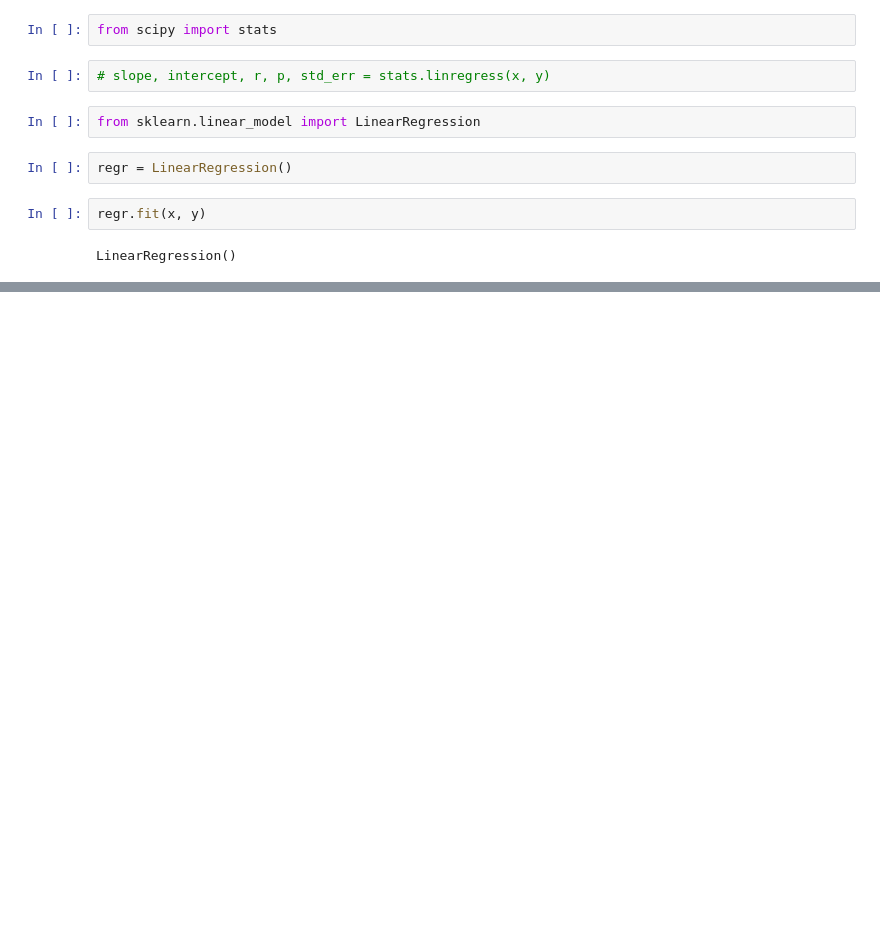
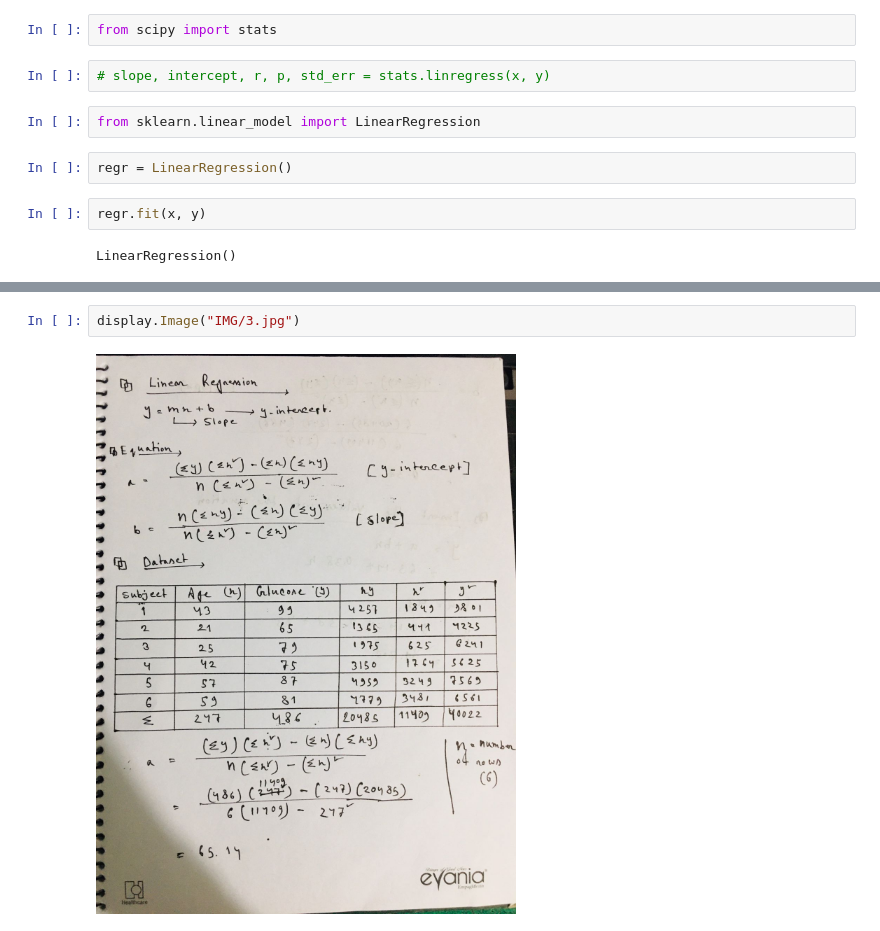
Before and after one commit to jabedkhanjb/Project-Class-TMU, a Jupyter notebook: Jupyter Notebook/C5 ML Prediction & Evaluation/Linear Regression.ipynb, the cells around one changed output, grey strips where cells are left out. Cells and saved outputs as stored; diff of their text form; blank space fills up the shorter version.

```diff
--- a/Jupyter Notebook/C5 ML Prediction & Evaluation/Linear Regression.ipynb
+++ b/Jupyter Notebook/C5 ML Prediction & Evaluation/Linear Regression.ipynb
@@ -60,0 +72,4 @@ array([81.7062458])
+# %%
+display.Image("IMG/3.jpg")
+# %% [output]
+[figure, added]
```
Also changed, not shown: parts of 13 cells of this notebook, 5 other files.
